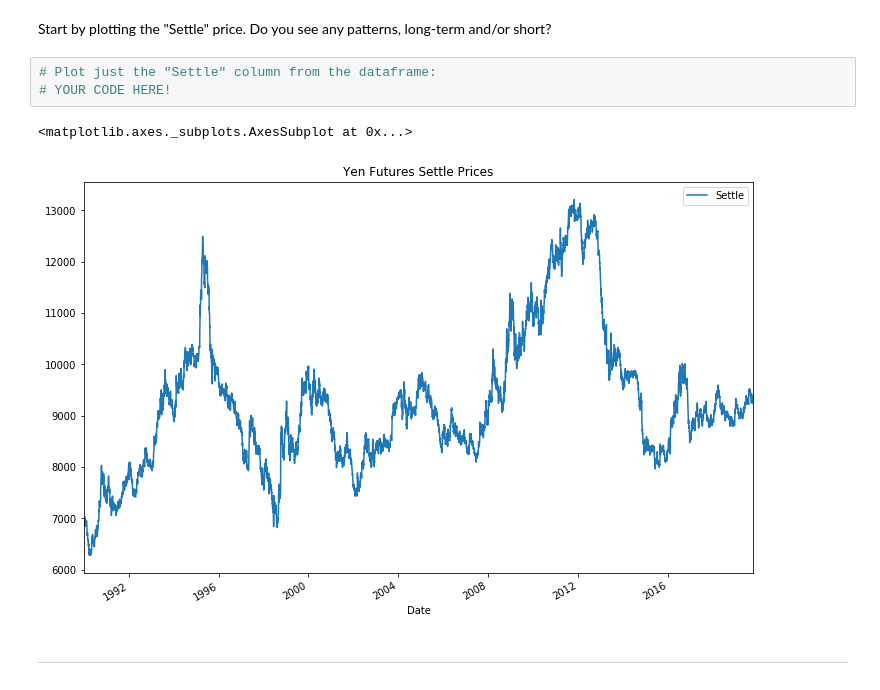
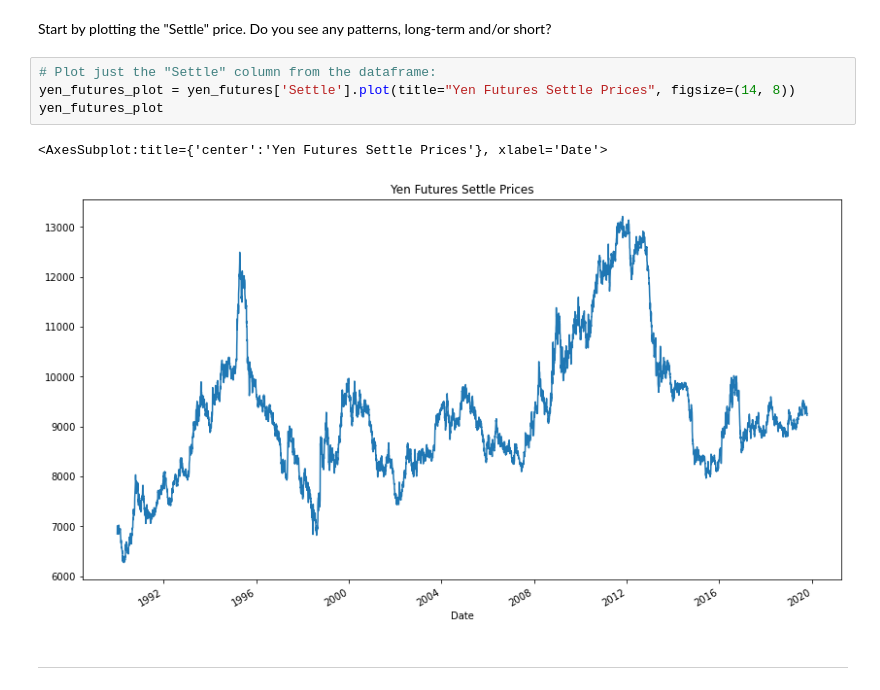
Before and after one commit to MatthewPuttroff/HWUnitTen, a Jupyter notebook: Instructions/Starter_Code/time_series_analysis.ipynb, the cells around one changed output. Cells and saved outputs as stored; diff of their text form.

Commit message:
Yen Futures Plot

```diff
--- a/Instructions/Starter_Code/time_series_analysis.ipynb
+++ b/Instructions/Starter_Code/time_series_analysis.ipynb
@@ -39,10 +39,11 @@ yen_futures.head()
  Start by plotting the "Settle" price. Do you see any patterns, long-term and/or short?
 # %%
 # Plot just the "Settle" column from the dataframe:
-# YOUR CODE HERE!
+yen_futures_plot = yen_futures['Settle'].plot(title="Yen Futures Settle Prices", figsize=(14, 8))
+yen_futures_plot
 # %% [output]
-<matplotlib.axes._subplots.AxesSubplot at 0x...>
+<AxesSubplot:title={'center':'Yen Futures Settle Prices'}, xlabel='Date'>
-[figure, old version]
+[figure, new version]
 # %% [markdown]
 ---
 # %% [markdown]
```
